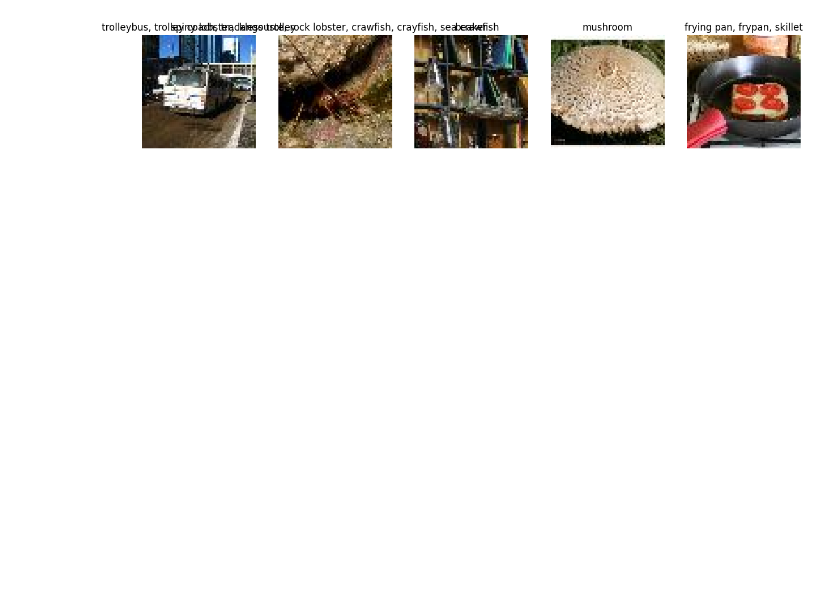
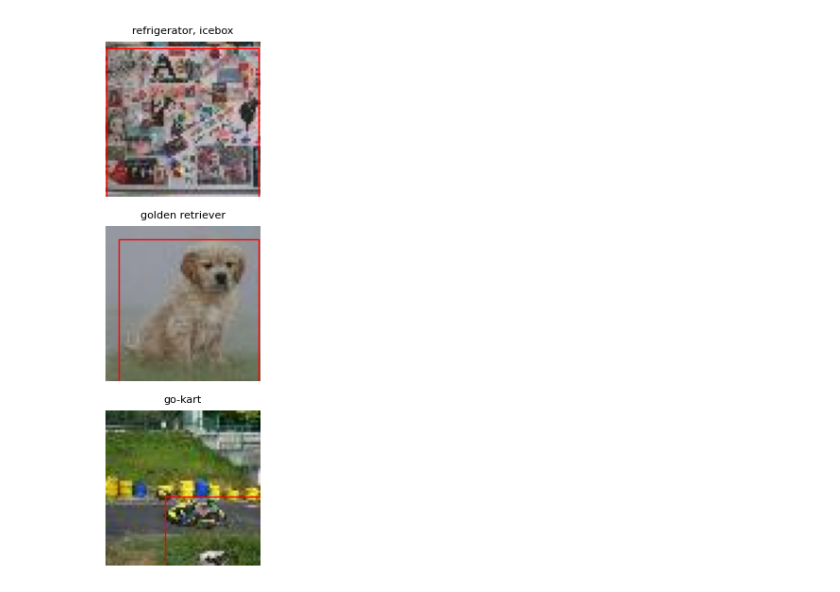
Before and after one commit to johnbarnes-vi/resnet-tiny-imagenet, a Jupyter notebook: ViT-tinyimagenet200/vit.ipynb, the cells around one changed output. Drawn from its saved outputs; the diff is of its cells as text; code cells hidden in the pictures; blank space fills up the shorter version.

Commit message:
image sampling functions

```diff
--- a/ViT-tinyimagenet200/vit.ipynb
+++ b/ViT-tinyimagenet200/vit.ipynb
@@ -43,30 +28,0 @@ tiny-imagenet-200/
-# %%
-# Required Libraries
-import os
-import random
-from PIL import Image
-import matplotlib.pyplot as plt
-
-# Path and Files
-path = './tiny-imagenet-200/train/'
-wnid_labels = dict(line.strip().split('\t') for line in open('./tiny-imagenet-200/words.txt'))  # Corrected path
-dirs = os.listdir(path)
-
-# Sample 5 random images from the train directory
-samples = []
-for _ in range(5):
-    random_dir = random.choice(dirs)
-    random_image = random.choice(os.listdir(os.path.join(path, random_dir, 'images')))
-    samples.append((random_dir, os.path.join(path, random_dir, 'images', random_image)))
-
-# Display the sampled images with their English wnid representations
-fig, axs = plt.subplots(1, 5, figsize=(15, 3))
-for i, (wnid, img_path) in enumerate(samples):
-    img = Image.open(img_path)
-    axs[i].imshow(img)
-    axs[i].title.set_text(wnid_labels[wnid])
-    axs[i].axis('off')
-
-plt.show()
-# %% [output]
-[figure, removed]
@@ -72,0 +76,34 @@ plt.show()
+# %%
+# Define the function to display images
+def display_images(samples_with_boxes):
+    """
+    Display images along with their English wnid representations and bounding boxes.
+
+    Args:
+    samples_with_boxes (List[Tuple]): A list of tuples where each tuple contains wnid, image path, and bounding box.
+
+    Returns:
+    None
+    """
+    n = len(samples_with_boxes)
+    fig, axs = plt.subplots(n, 1, figsize=(2, 2*n))
+    if n == 1:
+        axs = [axs]
+    for i, (wnid, img_path, box) in enumerate(samples_with_boxes):
+        img = Image.open(img_path)
+        axs[i].imshow(img)
+        axs[i].title.set_text(wnid_labels[wnid])
+        axs[i].title.set_fontsize(8)
+
+        x, y, w, h = map(int, box[1:])
+        rect = patches.Rectangle((x, y), w, h, linewidth=1, edgecolor='r', facecolor='none')
+        axs[i].add_patch(rect)
+
+        axs[i].axis('off')
+
+    plt.tight_layout()
+    plt.show()
+# %%
+display_images(rsample_images(3))
+# %% [output]
+[figure, added]
```
Also changed, not shown: parts of 7 cells of this notebook, 1 other file.
